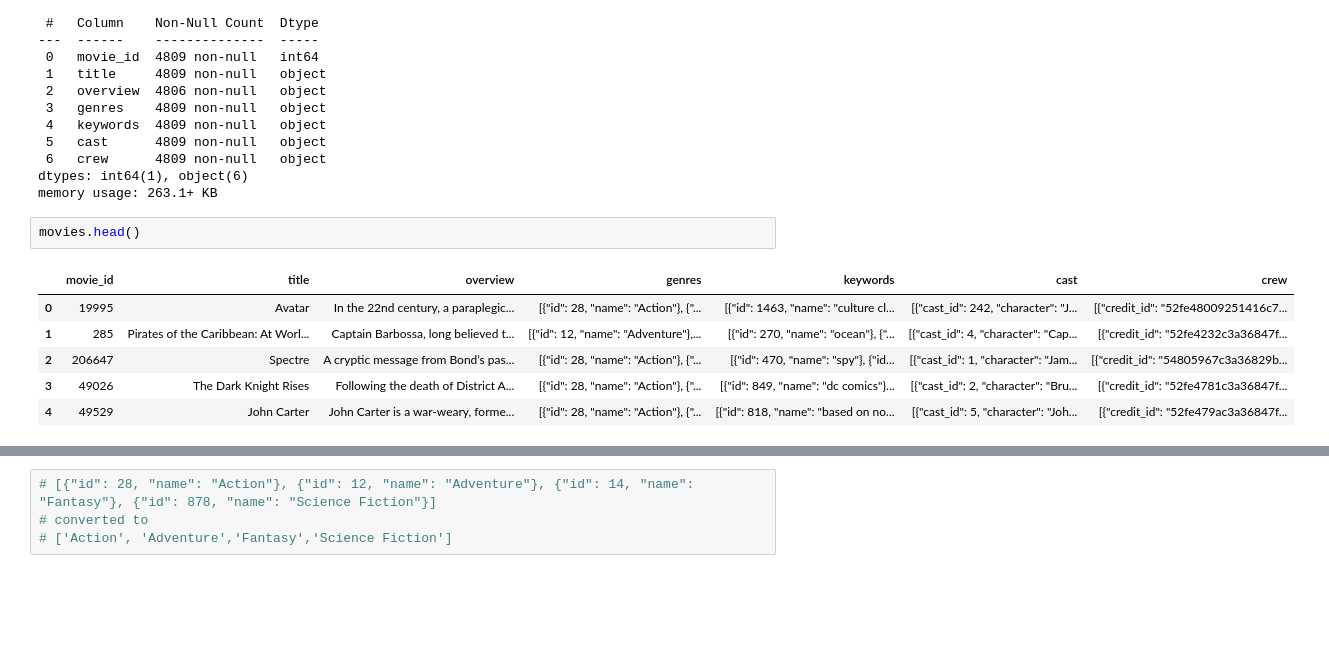
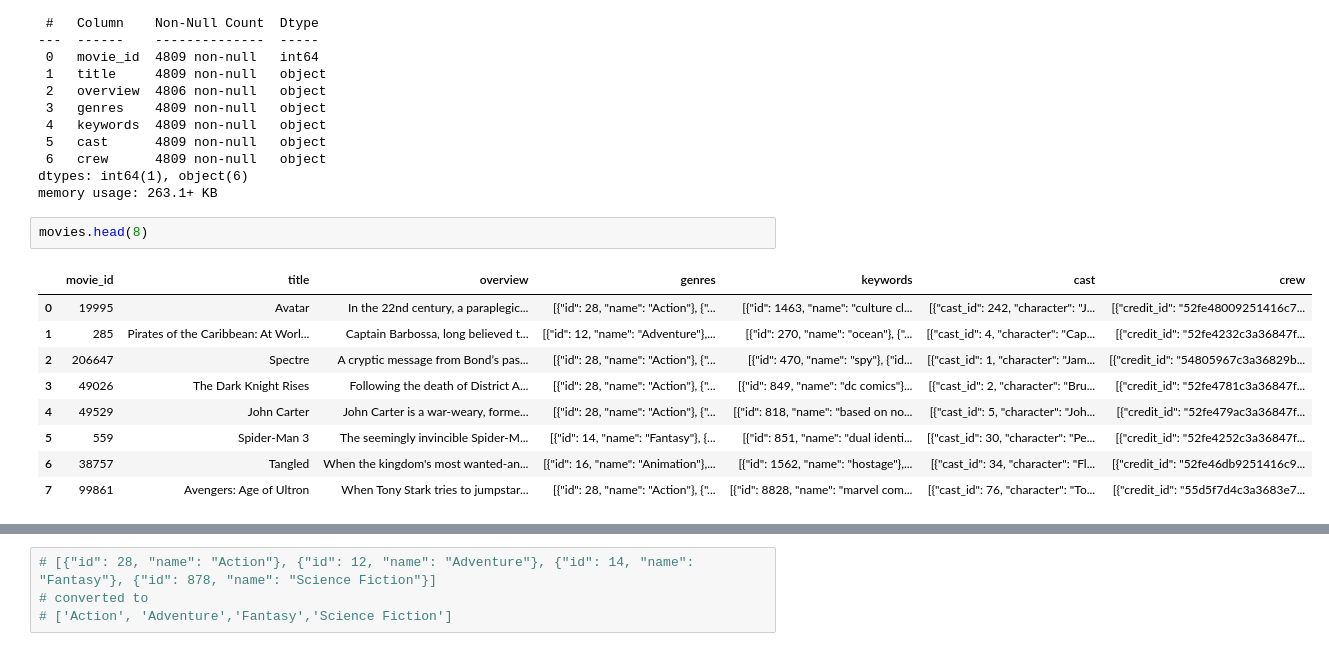
Before and after one commit to supriya759694/movie-recommendation-system, a Jupyter notebook: Movie_recommendation.ipynb, the cells around one changed output, grey strips where cells are left out. Saved outputs shown, nothing was run; the diff lists cells and outputs as text; blank space fills up the shorter version.

```diff
--- a/Movie_recommendation.ipynb
+++ b/Movie_recommendation.ipynb
@@ -68,11 +69,14 @@ Data columns (total 7 columns):
 dtypes: int64(1), object(6)
 memory usage: 263.1+ KB
 # %%
-movies.head()
+movies.head(8)
 # %% [output]
 |  | movie_id | title | overview | genres | keywords | cast | crew |
 | 0 | 19995 | Avatar | In the 22nd century, a paraplegic... | [{"id": 28, "name": "Action"}, {"... | [{"id": 1463, "name": "culture cl... | [{"cast_id": 242, "character": "J... | [{"credit_id": "52fe48009251416c7... |
 | 1 | 285 | Pirates of the Caribbean: At Worl... | Captain Barbossa, long believed t... | [{"id": 12, "name": "Adventure"},... | [{"id": 270, "name": "ocean"}, {"... | [{"cast_id": 4, "character": "Cap... | [{"credit_id": "52fe4232c3a36847f... |
 | 2 | 206647 | Spectre | A cryptic message from Bond’s pas... | [{"id": 28, "name": "Action"}, {"... | [{"id": 470, "name": "spy"}, {"id... | [{"cast_id": 1, "character": "Jam... | [{"credit_id": "54805967c3a36829b... |
 | 3 | 49026 | The Dark Knight Rises | Following the death of District A... | [{"id": 28, "name": "Action"}, {"... | [{"id": 849, "name": "dc comics"}... | [{"cast_id": 2, "character": "Bru... | [{"credit_id": "52fe4781c3a36847f... |
 | 4 | 49529 | John Carter | John Carter is a war-weary, forme... | [{"id": 28, "name": "Action"}, {"... | [{"id": 818, "name": "based on no... | [{"cast_id": 5, "character": "Joh... | [{"credit_id": "52fe479ac3a36847f... |
+| 5 | 559 | Spider-Man 3 | The seemingly invincible Spider-M... | [{"id": 14, "name": "Fantasy"}, {... | [{"id": 851, "name": "dual identi... | [{"cast_id": 30, "character": "Pe... | [{"credit_id": "52fe4252c3a36847f... |
+| 6 | 38757 | Tangled | When the kingdom's most wanted-an... | [{"id": 16, "name": "Animation"},... | [{"id": 1562, "name": "hostage"},... | [{"cast_id": 34, "character": "Fl... | [{"credit_id": "52fe46db9251416c9... |
+| 7 | 99861 | Avengers: Age of Ultron | When Tony Stark tries to jumpstar... | [{"id": 28, "name": "Action"}, {"... | [{"id": 8828, "name": "marvel com... | [{"cast_id": 76, "character": "To... | [{"credit_id": "55d5f7d4c3a3683e7... |
```
Also changed, not shown: parts of 15 cells of this notebook.
